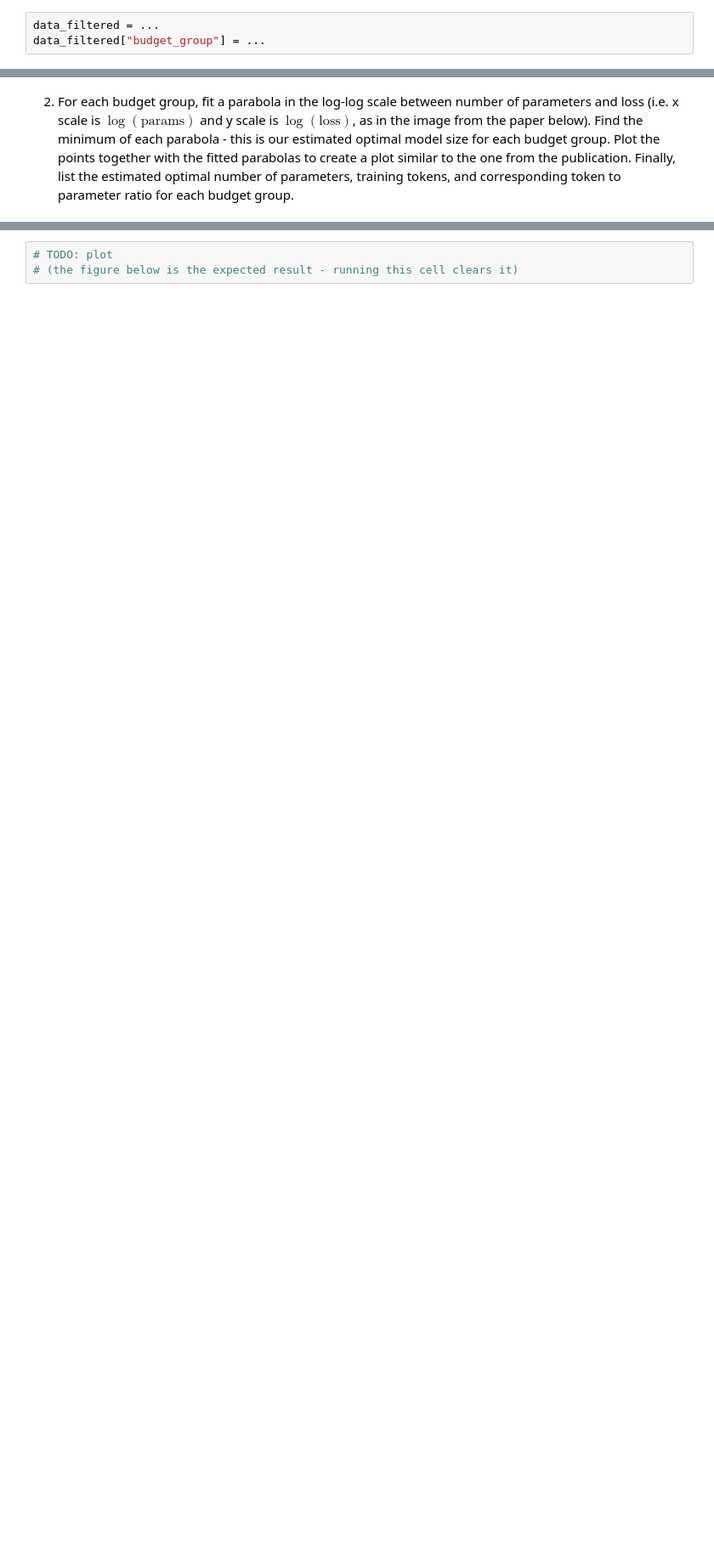
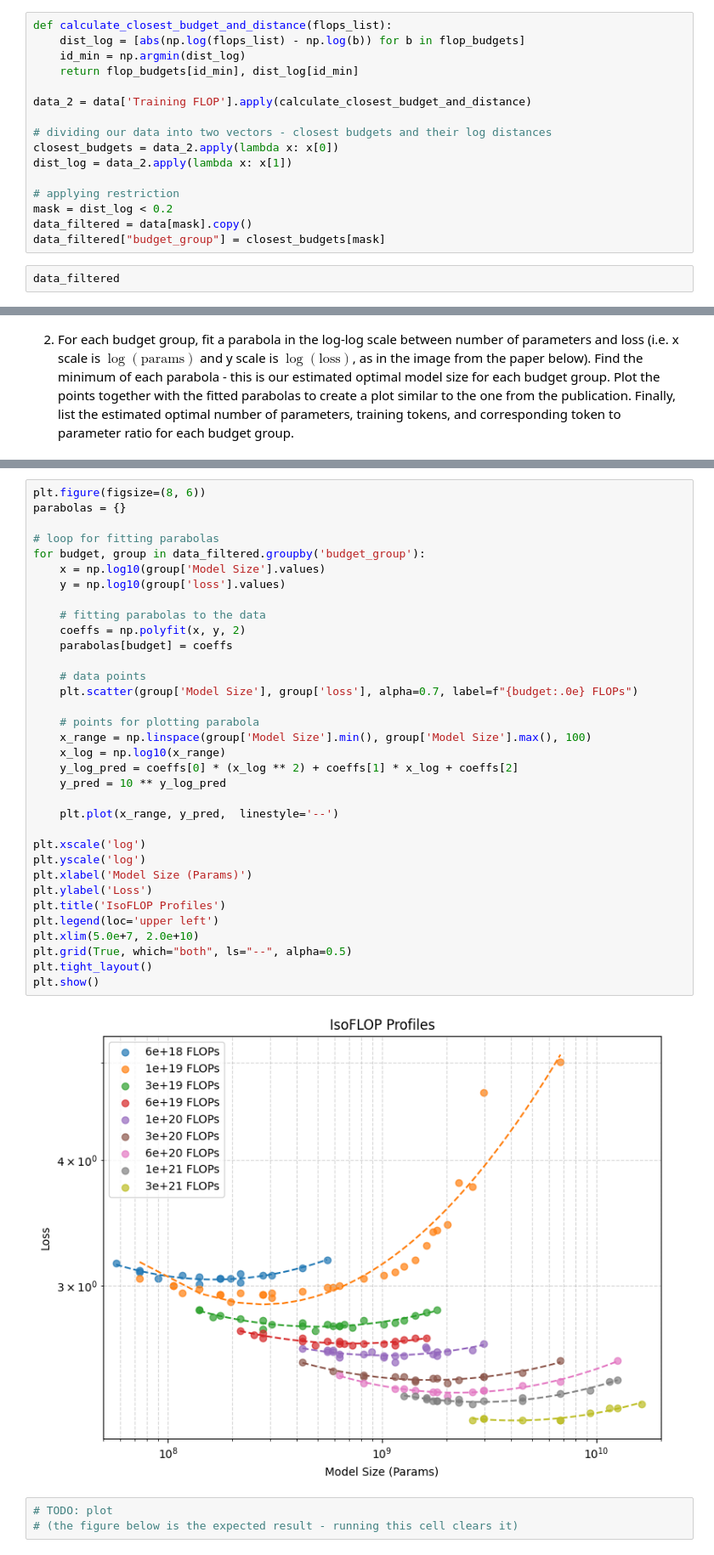
Before and after one commit to MichalSlowakiewicz/Large-Scale-Machine-Learning, a Jupyter notebook: LAB_5.ipynb, the cells around one changed output, grey strips where cells are left out. Shown at 85% size. Cells and saved outputs as stored; diff of their text form; blank space fills up the shorter version.

```diff
--- a/LAB_5.ipynb
+++ b/LAB_5.ipynb
@@ -87,6 +87,21 @@ flop_budgets = [6e18, 1e19, 3e19, 6e19, 1e20, 3e20, 6e20, 1e21, 3e21]
 def calculate_closest_budget(budget):
     closest_budget = min(flop_budgets, key=lambda x: abs(x - budget))
     return closest_budget
+# %%
+def calculate_closest_budget_and_distance(flops_list):
+    dist_log = [abs(np.log(flops_list) - np.log(b)) for b in flop_budgets]
+    id_min = np.argmin(dist_log)
+    return flop_budgets[id_min], dist_log[id_min]
+
+data_2 = data['Training FLOP'].apply(calculate_closest_budget_and_distance)
+
+# dividing our data into two vectors - closest budgets and their log distances
+closest_budgets = data_2.apply(lambda x: x[0])
+dist_log = data_2.apply(lambda x: x[1])
+
+# applying restriction
+mask = dist_log < 0.2
+data_filtered = data[mask].copy()
+data_filtered["budget_group"] = closest_budgets[mask]
 # %%
-data_filtered = ...
-data_filtered["budget_group"] = ...
+data_filtered
@@ -94,6 +124,42 @@ data_filtered["budget_group"] = ...
 2. For each budget group, fit a parabola in the log-log scale between number of parameters and loss (i.e. x scale is $\log(\text{params})$ and y scale is $\log(\text{loss})$, as in the image from the paper below). Find the minimum of each parabola - this is our estimated optimal model size for each budget group. Plot the points together with the fitted parabolas to create a plot similar to the one from the publication. Finally, list the estimated optimal number of parameters, training tokens, and corresponding token to parameter ratio for each budget group.
 # %% [markdown]
 ![image.png](embedded-picture-1)
+# %%
+plt.figure(figsize=(8, 6))
+parabolas = {}
+
+# loop for fitting parabolas
+for budget, group in data_filtered.groupby('budget_group'):
+    x = np.log10(group['Model Size'].values)
+    y = np.log10(group['loss'].values)
+
+    # fitting parabolas to the data
+    coeffs = np.polyfit(x, y, 2)
+    parabolas[budget] = coeffs
+
+    # data points
+    plt.scatter(group['Model Size'], group['loss'], alpha=0.7, label=f"{budget:.0e} FLOPs")
+
+    # points for plotting parabola
+    x_range = np.linspace(group['Model Size'].min(), group['Model Size'].max(), 100)
+    x_log = np.log10(x_range)
+    y_log_pred = coeffs[0] * (x_log ** 2) + coeffs[1] * x_log + coeffs[2]
+    y_pred = 10 ** y_log_pred
+
+    plt.plot(x_range, y_pred,  linestyle='--')
+
+plt.xscale('log')
+plt.yscale('log')
+plt.xlabel('Model Size (Params)')
+plt.ylabel('Loss')
+plt.title('IsoFLOP Profiles')
+plt.legend(loc='upper left')
+plt.xlim(5.0e+7, 2.0e+10)
+plt.grid(True, which="both", ls="--", alpha=0.5)
+plt.tight_layout()
+plt.show()
+# %% [output]
+[figure, added]
 # %%
 # TODO: plot
 # (the figure below is the expected result - running this cell clears it)
```
Also changed, not shown: parts of 8 cells of this notebook.
